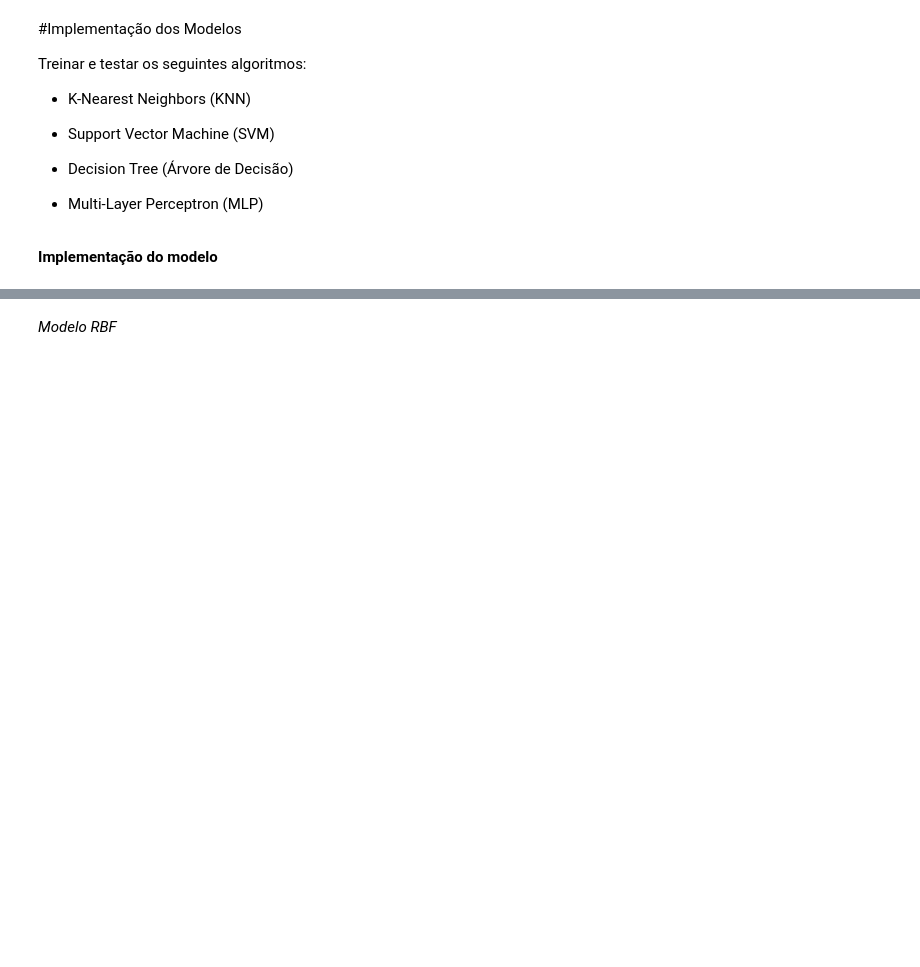
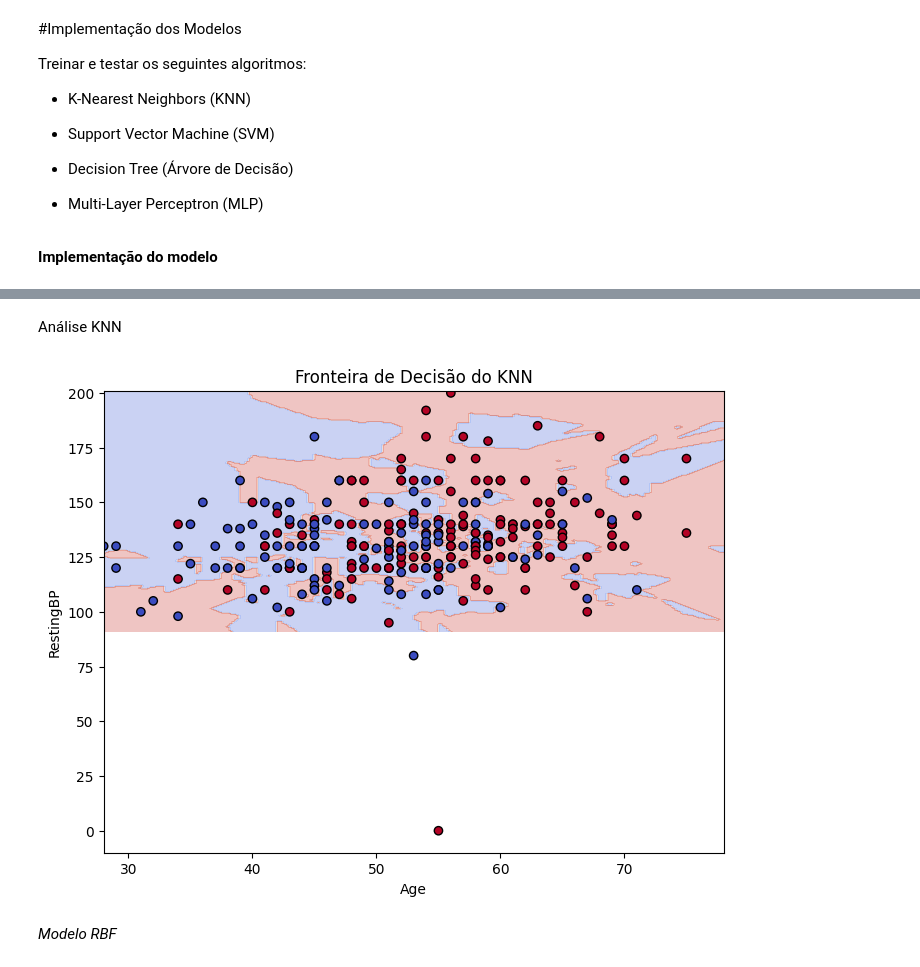
Before and after one commit to nikolasluis/Aprendizado-de-M-quina-Supervisionado---Equipe-8, a Jupyter notebook: Trabalho_Prático_—_Comparação_de_Algoritmos_de_Aprendizado_de_Máquina_Supervisionado_Equipe_8.ipynb, the cells around one changed output, grey strips where cells are left out. Saved outputs shown, nothing was run; the diff lists cells and outputs as text; code cells hidden in the pictures; blank space fills up the shorter version.

```diff
--- a/Trabalho_Prático_—_Comparação_de_Algoritmos_de_Aprendizado_de_Máquina_Supervisionado_Equipe_8.ipynb
+++ b/Trabalho_Prático_—_Comparação_de_Algoritmos_de_Aprendizado_de_Máquina_Supervisionado_Equipe_8.ipynb
@@ -190,3 +249,26 @@ Treinar e testar os seguintes algoritmos:
+# %% [markdown]
+Análise KNN
+# %%
+preprocessor_2d = ColumnTransformer([
+    ('quantitativas', StandardScaler(), ['Age', 'RestingBP'])
+])
+pipeline_2d = Pipeline([('prep', preprocessor_2d), ('clf', KNeighborsClassifier(n_neighbors=5))])
+pipeline_2d.fit(X_train[['Age', 'RestingBP']], y_train)
+
+fig, ax = plt.subplots(figsize=(8, 6))
+DecisionBoundaryDisplay.from_estimator(
+    pipeline_2d, X_train[['Age', 'RestingBP']], response_method="predict",
+    cmap="coolwarm", alpha=0.3, ax=ax, grid_resolution=200
+)
+
+# 'Sex', 'ChestPainType', 'RestingECG', 'ExerciseAngina', 'ST_Slope', 'Age', 'RestingBP', 'Cholesterol', 'MaxHR', 'Oldpeak', 'FastingBS'
+scatter = ax.scatter(X_test['Age'], X_test['RestingBP'], c=y_test, cmap="coolwarm", edgecolors="k")
+ax.set_xlabel('Age')
+ax.set_ylabel('RestingBP')
+ax.set_title('Fronteira de Decisão do KNN')
+plt.show()
+# %% [output]
+[figure, added]
 # %% [markdown]
 *Modelo RBF*
 # %%
```
Also changed, not shown: parts of 6 cells of this notebook.
